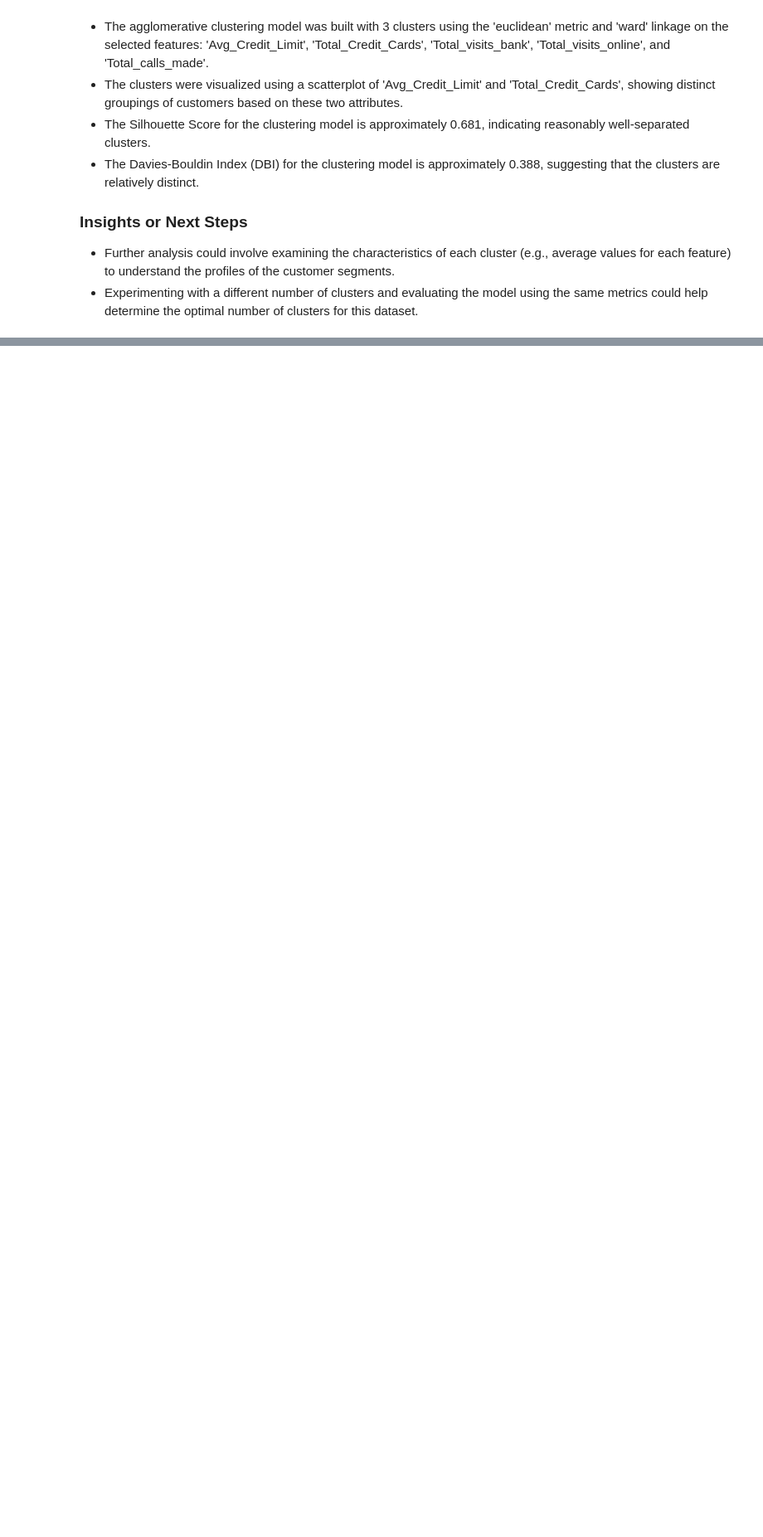
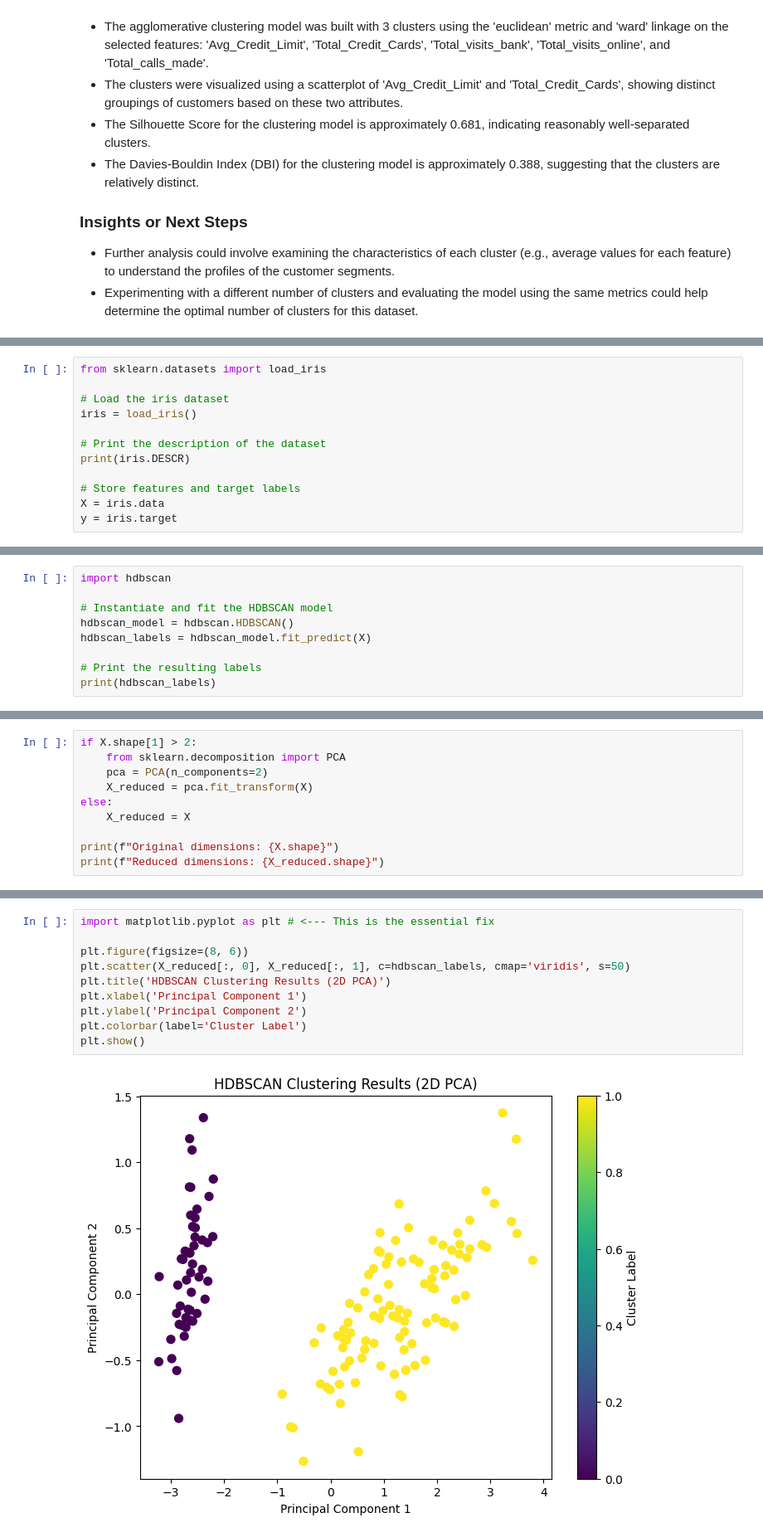
Before and after one commit to Agnaputra/machine-learning, a Jupyter notebook: JS6_TG04_2341720065_Agna Putra Prawira.ipynb, the cells around one changed output, grey strips where cells are left out. Shown at 83% size. Drawn from its saved outputs; the diff is of its cells as text; blank space fills up the shorter version.

```diff
--- a/JS6_TG04_2341720065_Agna Putra Prawira.ipynb
+++ b/JS6_TG04_2341720065_Agna Putra Prawira.ipynb
@@ -448,0 +460,12 @@ Davies-Bouldin Index: 0.38800576073929305
+# %%
+from sklearn.datasets import load_iris
+
+# Load the iris dataset
+iris = load_iris()
+
+# Print the description of the dataset
+print(iris.DESCR)
+
+# Store features and target labels
+X = iris.data
+y = iris.target
@@ -448,0 +498,9 @@ Davies-Bouldin Index: 0.38800576073929305
+# %%
+import hdbscan
+
+# Instantiate and fit the HDBSCAN model
+hdbscan_model = hdbscan.HDBSCAN()
+hdbscan_labels = hdbscan_model.fit_predict(X)
+
+# Print the resulting labels
+print(hdbscan_labels)
@@ -448,0 +545,10 @@ Davies-Bouldin Index: 0.38800576073929305
+# %%
+if X.shape[1] > 2:
+    from sklearn.decomposition import PCA
+    pca = PCA(n_components=2)
+    X_reduced = pca.fit_transform(X)
+else:
+    X_reduced = X
+
+print(f"Original dimensions: {X.shape}")
+print(f"Reduced dimensions: {X_reduced.shape}")
@@ -448,0 +566,12 @@ Davies-Bouldin Index: 0.38800576073929305
+# %%
+import matplotlib.pyplot as plt # <--- This is the essential fix
+
+plt.figure(figsize=(8, 6))
+plt.scatter(X_reduced[:, 0], X_reduced[:, 1], c=hdbscan_labels, cmap='viridis', s=50)
+plt.title('HDBSCAN Clustering Results (2D PCA)')
+plt.xlabel('Principal Component 1')
+plt.ylabel('Principal Component 2')
+plt.colorbar(label='Cluster Label')
+plt.show()
+# %% [output]
+[figure, added]
```
Also changed, not shown: parts of 22 cells of this notebook.
